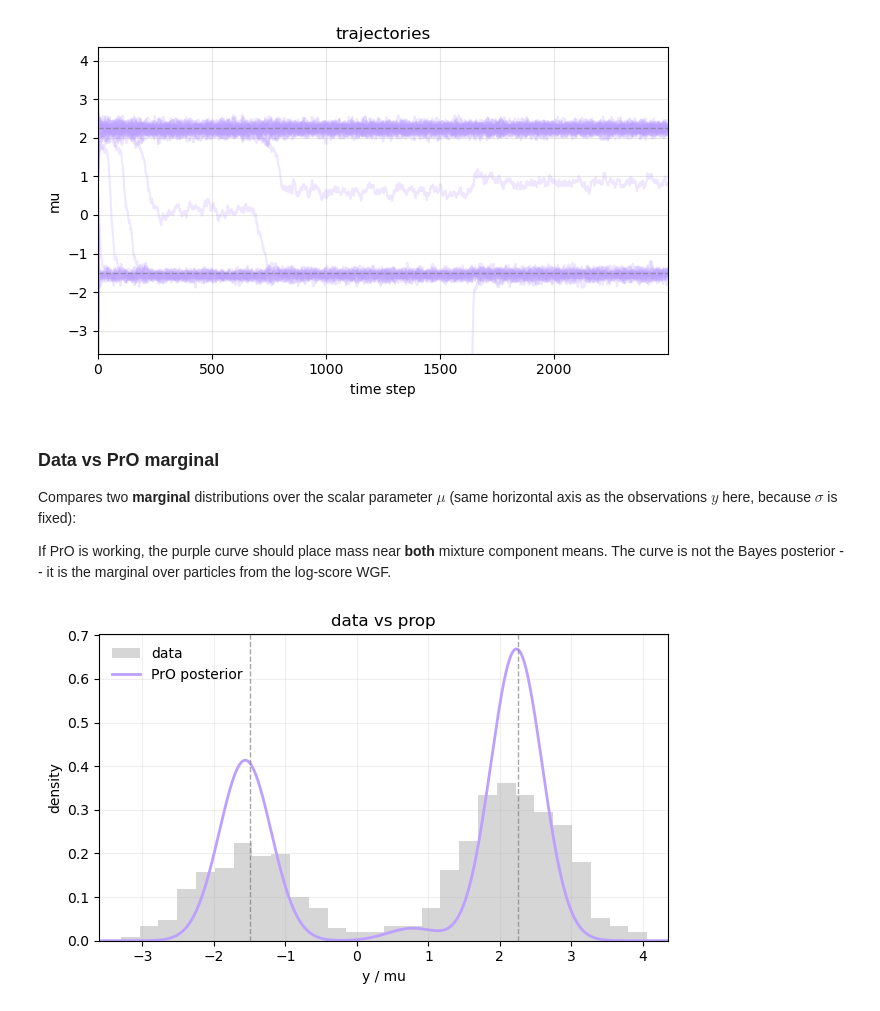
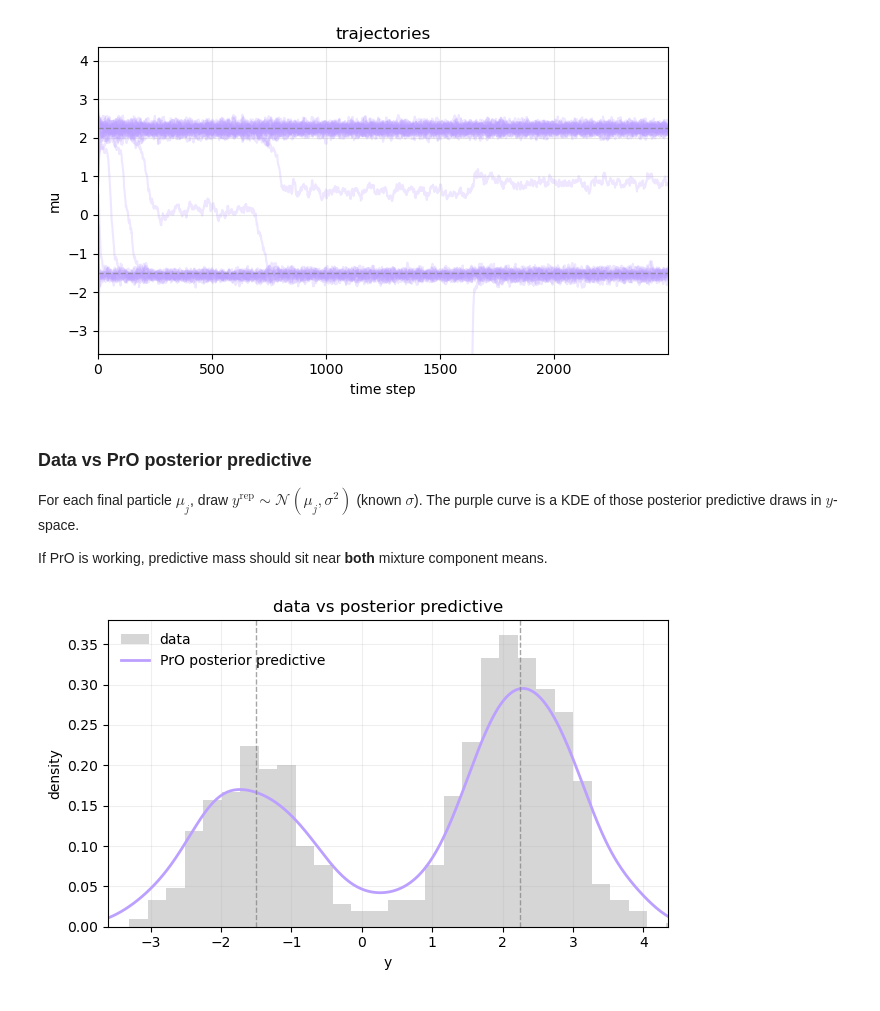
Before and after one commit to pymc-devs/pymc-prop, a Jupyter notebook: examples/bimodal_gaussian.ipynb, the cells around one changed output. Saved outputs shown, nothing was run; the diff lists cells and outputs as text; code cells hidden in the pictures.

```diff
--- a/examples/bimodal_gaussian.ipynb
+++ b/examples/bimodal_gaussian.ipynb
@@ -116,30 +110,40 @@ plt.show()
 # %% [output]
 [figure]
 # %% [markdown]
-### Data vs PrO marginal
+### Data vs PrO posterior predictive
 
-Compares two **marginal** distributions over the scalar parameter $\mu$ (same horizontal axis as the observations $y$ here, because $\sigma$ is fixed):
+For each final particle $\mu_j$, draw $y^{\mathrm{rep}} \sim \mathcal{N}(\mu_j, \sigma^2)$ (known $\sigma$). The purple curve is a KDE of those posterior predictive draws in $y$-space.
 
-If PrO is working, the purple curve should place mass near **both** mixture component means. The curve is not the Bayes posterior -- it is the marginal over particles from the log-score WGF.
+If PrO is working, predictive mass should sit near **both** mixture component means.
 # %%
+# build posterior predictive draws from final PrO particles
+# repeat final mu particles to generate y_rep ~ N(mu_j, sigma^2)
+n_rep = max(1, N // final_particles.shape[0])
+rng_pp = np.random.default_rng(SEED + 1)
+y_pp = rng_pp.normal(
+    loc=np.repeat(final_particles, n_rep),
+    scale=sigma,
+)
+
 fig, ax = plt.subplots(figsize=FIGSIZE)
 grid = np.linspace(xlim[0], xlim[1], 400)
 
+# overlay data histogram and PrO posterior predictive KDE
 ax.hist(y, bins=30, density=True, alpha=0.4, color=COLOR_DATA_OVERLAY, label="data")
 ax.plot(
     grid,
-    kde_1d(final_particles, grid, bw=0.35),
+    kde_1d(y_pp, grid, bw=0.35),
     color=COLOR_PRO,
     lw=2,
-    label="PrO posterior",
+    label="PrO posterior predictive",
 )
 for mu in component_means:
     ax.axvline(mu, color="0.5", linestyle="--", linewidth=1, alpha=0.7)
 
-ax.set(title="data vs prop", xlabel="y / mu", ylabel="density", xlim=xlim)
+ax.set(title="data vs posterior predictive", xlabel="y", ylabel="density", xlim=xlim)
 ax.legend(frameon=False)
 ax.grid(alpha=0.2)
 plt.tight_layout()
 plt.show()
 # %% [output]
-[figure, old version]
+[figure, new version]
```
Also changed, not shown: parts of 6 cells of this notebook, 6 other files.
